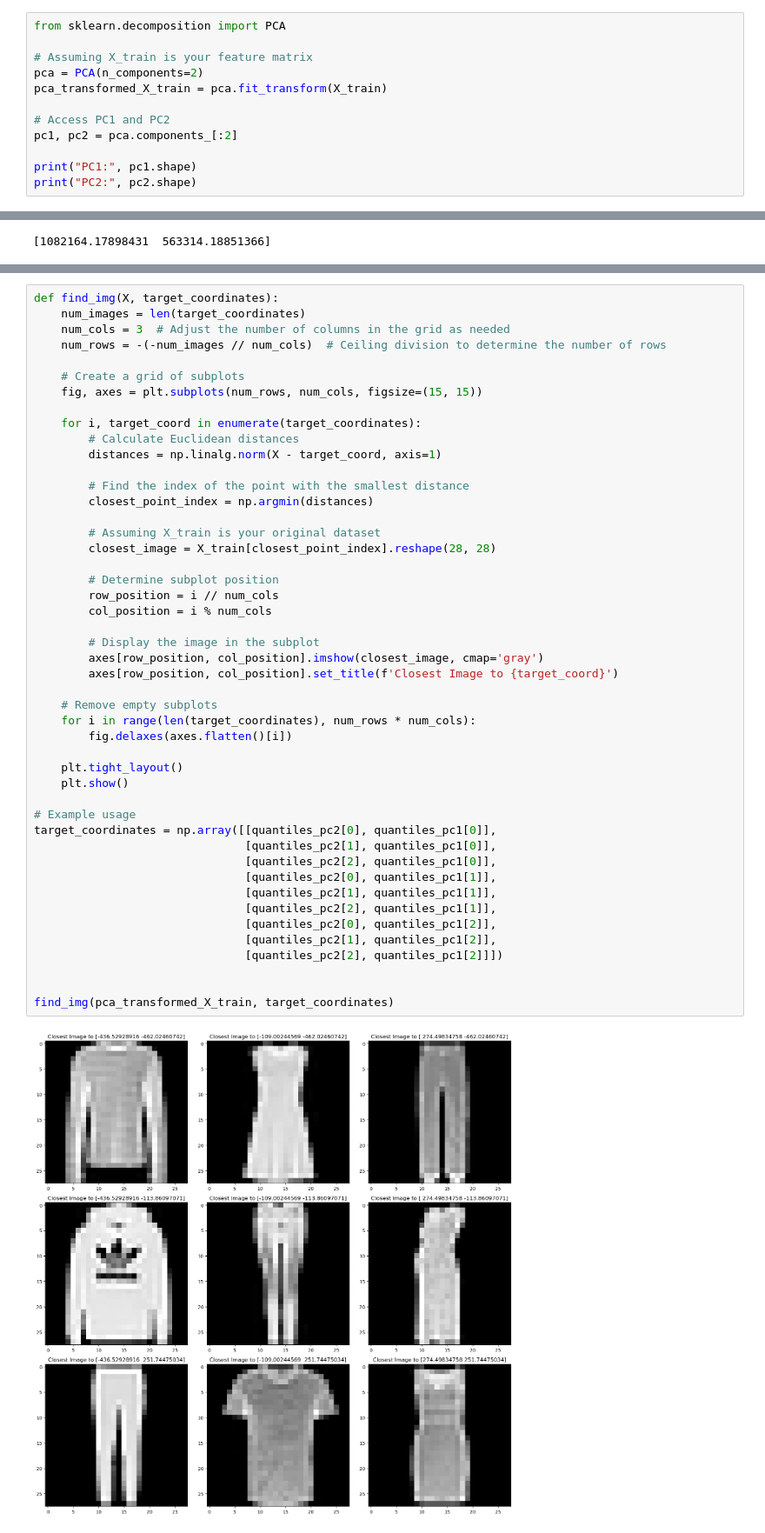
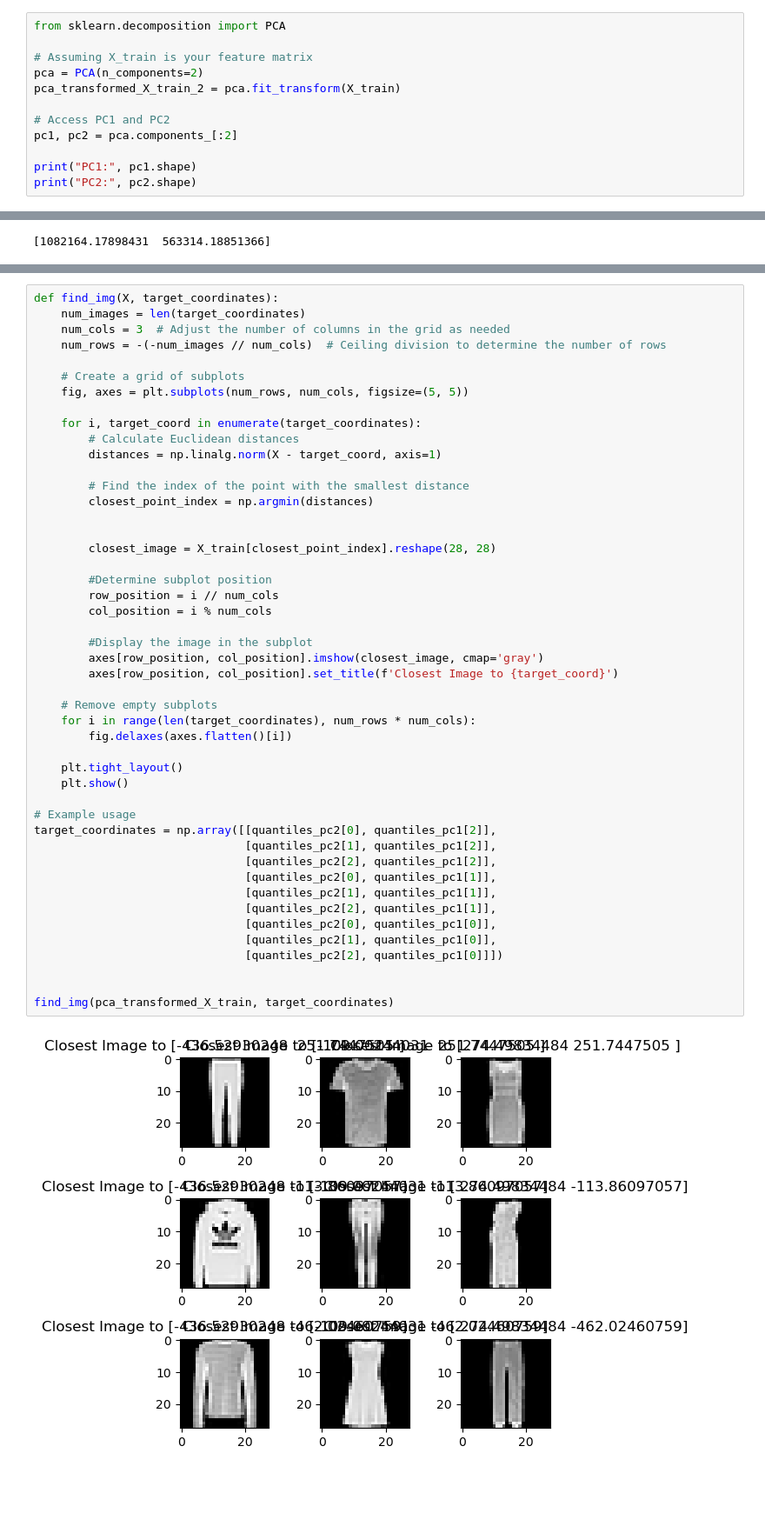
Before and after one commit to julielhagen/Clothing_classification-, a Jupyter notebook: sklearn.ipynb, the cells around one changed output, grey strips where cells are left out. Shown at 87% size. Drawn from its saved outputs; the diff is of its cells as text; blank space fills up the shorter version.

```diff
--- a/sklearn.ipynb
+++ b/sklearn.ipynb
@@ -61,7 +61,7 @@ from sklearn.decomposition import PCA
 
 # Assuming X_train is your feature matrix
 pca = PCA(n_components=2)
-pca_transformed_X_train = pca.fit_transform(X_train)
+pca_transformed_X_train_2 = pca.fit_transform(X_train)
 
 # Access PC1 and PC2
 pc1, pc2 = pca.components_[:2]
@@ -182,45 +174,45 @@ def find_img(X, target_coordinates):
     num_rows = -(-num_images // num_cols)  # Ceiling division to determine the number of rows
 
     # Create a grid of subplots
-    fig, axes = plt.subplots(num_rows, num_cols, figsize=(15, 15))
+    fig, axes = plt.subplots(num_rows, num_cols, figsize=(5, 5))
 
     for i, target_coord in enumerate(target_coordinates):
         # Calculate Euclidean distances
         distances = np.linalg.norm(X - target_coord, axis=1)
 
         # Find the index of the point with the smallest distance
         closest_point_index = np.argmin(distances)
 
-        # Assuming X_train is your original dataset
+
         closest_image = X_train[closest_point_index].reshape(28, 28)
 
-        # Determine subplot position
+        #Determine subplot position
         row_position = i // num_cols
         col_position = i % num_cols
 
-        # Display the image in the subplot
+        #Display the image in the subplot
         axes[row_position, col_position].imshow(closest_image, cmap='gray')
         axes[row_position, col_position].set_title(f'Closest Image to {target_coord}')
 
     # Remove empty subplots
     for i in range(len(target_coordinates), num_rows * num_cols):
         fig.delaxes(axes.flatten()[i])
 
     plt.tight_layout()
     plt.show()
 
 # Example usage
-target_coordinates = np.array([[quantiles_pc2[0], quantiles_pc1[0]],
-                               [quantiles_pc2[1], quantiles_pc1[0]],
-                               [quantiles_pc2[2], quantiles_pc1[0]],
+target_coordinates = np.array([[quantiles_pc2[0], quantiles_pc1[2]],
+                               [quantiles_pc2[1], quantiles_pc1[2]],
+                               [quantiles_pc2[2], quantiles_pc1[2]],
                                [quantiles_pc2[0], quantiles_pc1[1]],
                                [quantiles_pc2[1], quantiles_pc1[1]],
                                [quantiles_pc2[2], quantiles_pc1[1]],
-                               [quantiles_pc2[0], quantiles_pc1[2]],
-                               [quantiles_pc2[1], quantiles_pc1[2]],
-                               [quantiles_pc2[2], quantiles_pc1[2]]])
+                               [quantiles_pc2[0], quantiles_pc1[0]],
+                               [quantiles_pc2[1], quantiles_pc1[0]],
+                               [quantiles_pc2[2], quantiles_pc1[0]]])
 
 
 find_img(pca_transformed_X_train, target_coordinates)
 # %% [output]
-[figure, old version]
+[figure, new version]
```
Also changed, not shown: parts of 10 cells of this notebook.
